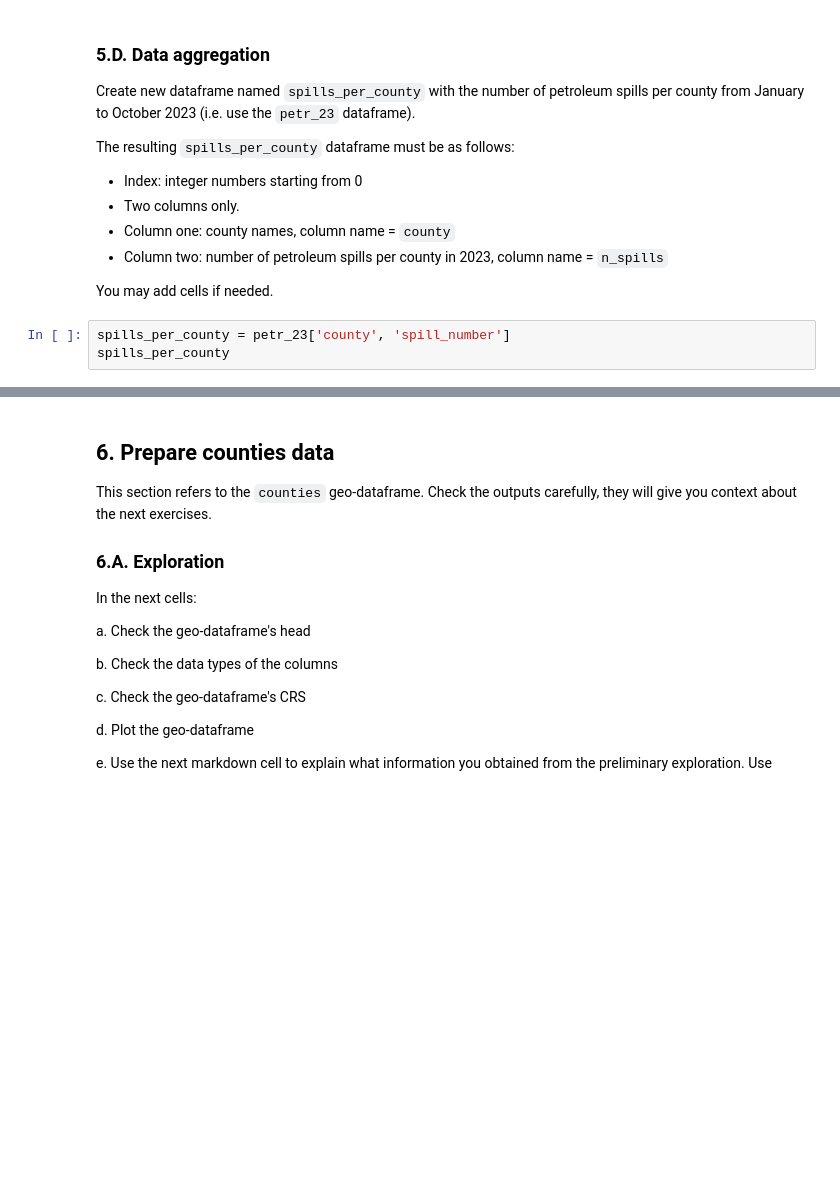
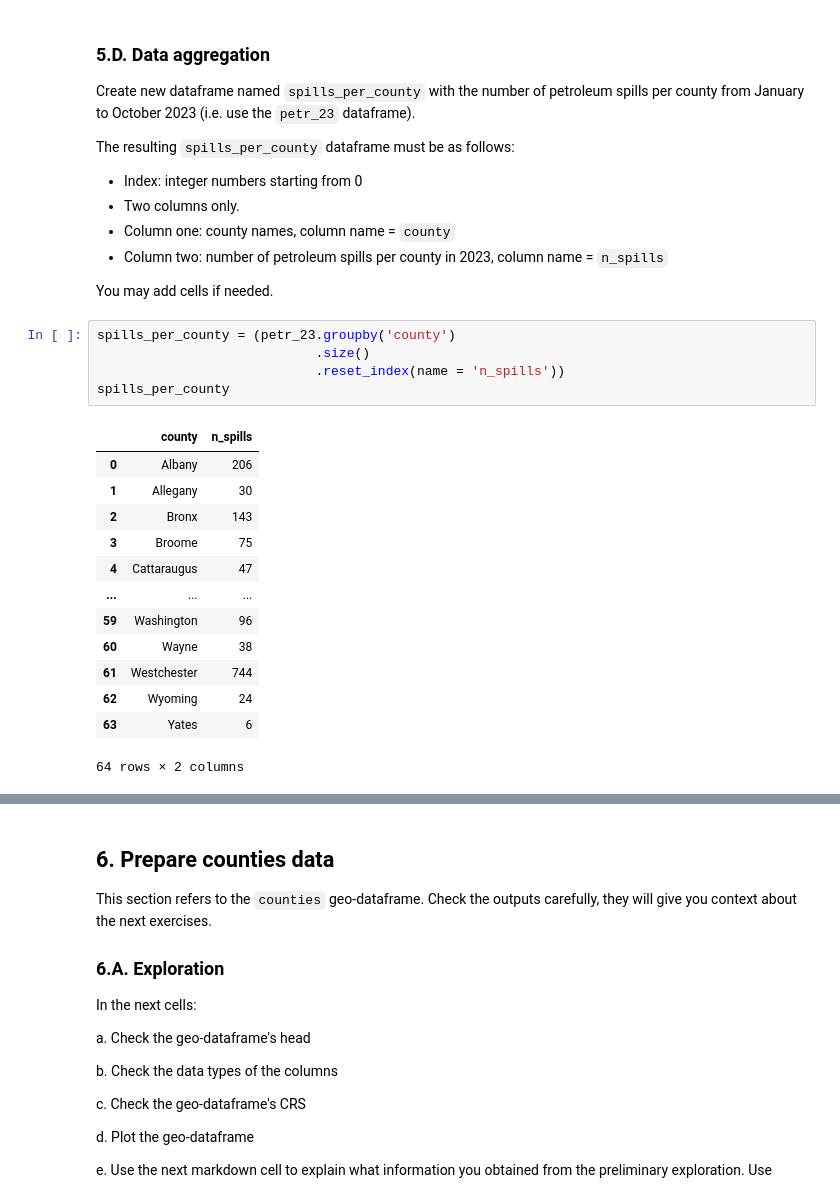
Before and after one commit to jaslynmiura/eds220-hwk3, a Jupyter notebook: hwk3-task1-spills.ipynb, the cells around one changed output, grey strips where cells are left out. Drawn from its saved outputs; the diff is of its cells as text; blank space fills up the shorter version.

Commit message:
Data aggregation of spills data.

```diff
--- a/hwk3-task1-spills.ipynb
+++ b/hwk3-task1-spills.ipynb
@@ -170,7 +255,23 @@ The resulting `spills_per_county` dataframe must be as follows:
 
 You may add cells if needed.
 # %%
-spills_per_county = petr_23['county', 'spill_number']
+spills_per_county = (petr_23.groupby('county')
+                            .size()
+                            .reset_index(name = 'n_spills'))
 spills_per_county
+# %% [output]
+|  | county | n_spills |
+| 0 | Albany | 206 |
+| 1 | Allegany | 30 |
+| 2 | Bronx | 143 |
+| 3 | Broome | 75 |
+| 4 | Cattaraugus | 47 |
+| ... | ... | ... |
+| 59 | Washington | 96 |
+| 60 | Wayne | 38 |
+| 61 | Westchester | 744 |
+| 62 | Wyoming | 24 |
+| 63 | Yates | 6 |
+64 rows × 2 columns
 # %%
 grader.check("q5d")
```
Also changed, not shown: parts of 9 cells of this notebook.
